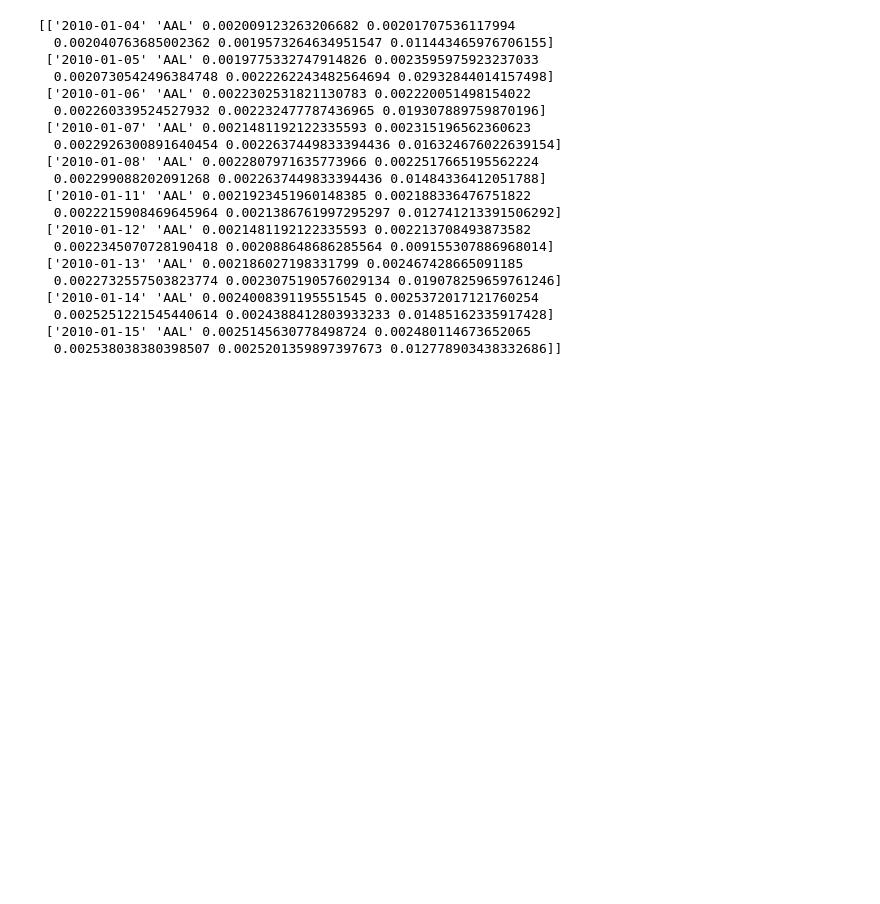
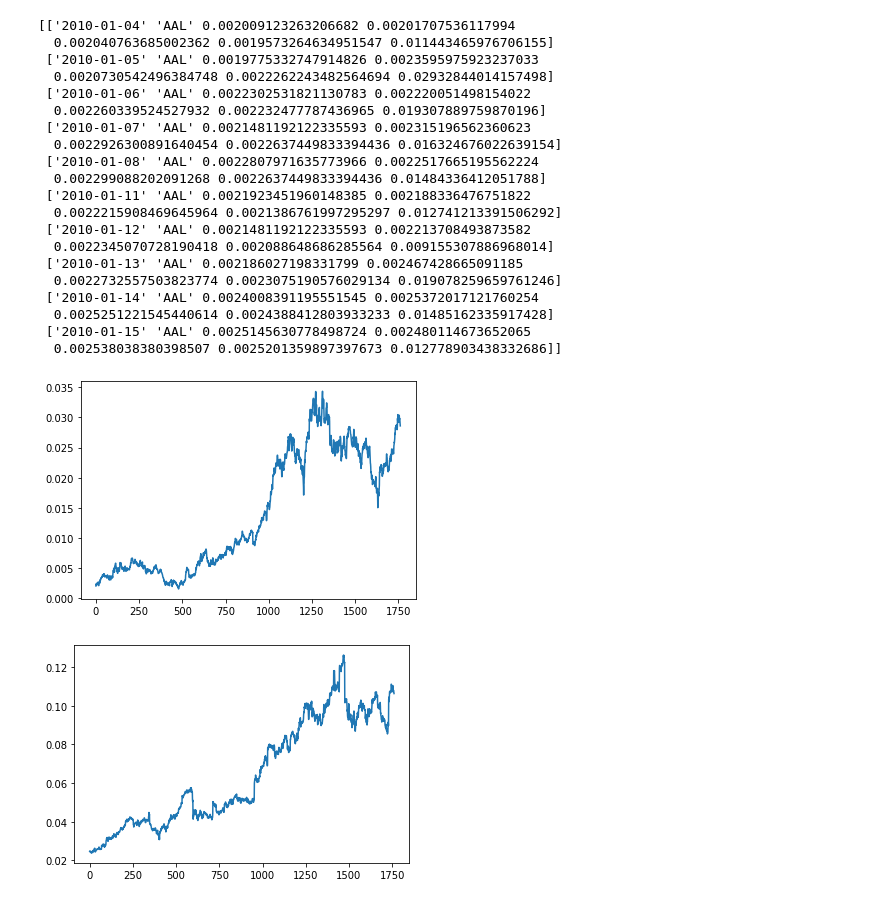
Before and after one commit to AlexisL321/Group18_CS539, a Jupyter notebook: Group18_CS539.ipynb, the cells around one changed output. Saved outputs shown, nothing was run; the diff lists cells and outputs as text; code cells hidden in the pictures; blank space fills up the shorter version.

```diff
--- a/Group18_CS539.ipynb
+++ b/Group18_CS539.ipynb
@@ -99,6 +99,7 @@ IndexError: ignored
 #We choose one company's stock for the convenience of saving time while developing codes
 dataAAL=temp2[temp2.symbol=='AAL'].copy().values
 print(dataAAL[0:10,:])
+dataAAP=temp2[temp2.symbol=='AAP'].copy().values
 # %% [output]
 [['2010-01-04' 'AAL' 0.002009123263206682 0.00201707536117994
   0.002040763685002362 0.0019573264634951547 0.011443465976706155]
@@ -120,3 +121,15 @@ print(dataAAL[0:10,:])
   0.0025251221545440614 0.0024388412803933233 0.01485162335917428]
  ['2010-01-15' 'AAL' 0.0025145630778498724 0.002480114673652065
   0.002538038380398507 0.0025201359897397673 0.012778903438332686]]
+# %%
+closingAAL=dataAAL[:,3]
+#print(closingAAL[:10])
+closingAAP=dataAAP[:,3]
+import matplotlib.pyplot as plt
+plt.plot(closingAAL)
+plt.show()
+plt.plot(closingAAP)
+plt.show()
+# %% [output]
+[figure, added]
+[figure, added]
```
Also changed, not shown: parts of 12 cells of this notebook.
